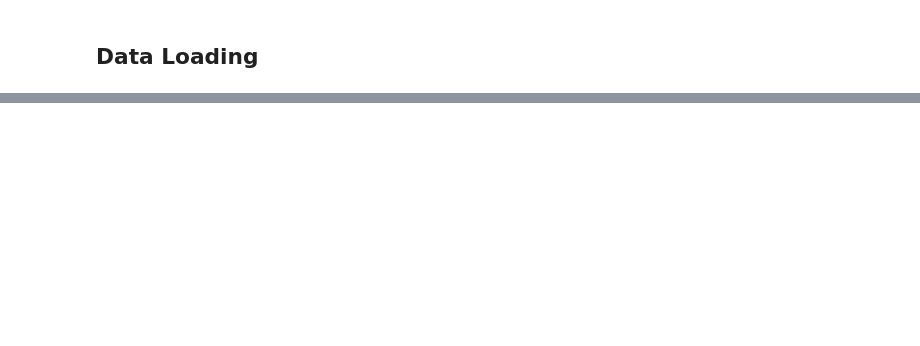
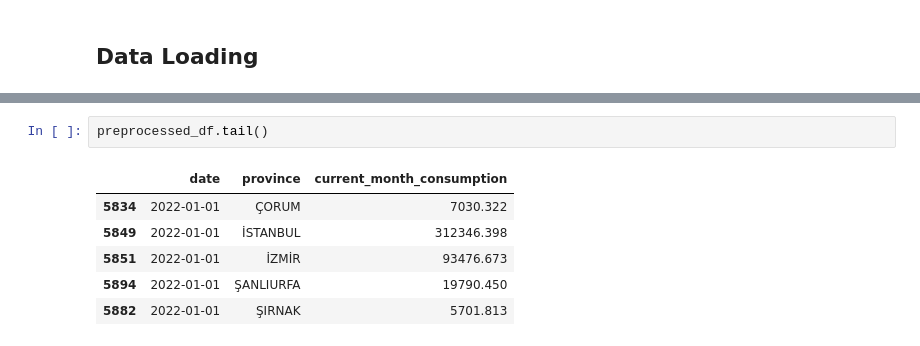
Before and after one commit to dberkerdem/diesel_consumption_prediction, a Jupyter notebook: model_pipeline.ipynb, the cells around one changed output, grey strips where cells are left out. Drawn from its saved outputs; the diff is of its cells as text; blank space fills up the shorter version.

```diff
--- a/model_pipeline.ipynb
+++ b/model_pipeline.ipynb
@@ -835,0 +96,9 @@ Shape of dataframe is :  (81, 5)
+# %%
+preprocessed_df.tail()
+# %% [output]
+|  | date | province | current_month_consumption |
+| 5834 | 2022-01-01 | ÇORUM | 7030.322 |
+| 5849 | 2022-01-01 | İSTANBUL | 312346.398 |
+| 5851 | 2022-01-01 | İZMİR | 93476.673 |
+| 5894 | 2022-01-01 | ŞANLIURFA | 19790.450 |
+| 5882 | 2022-01-01 | ŞIRNAK | 5701.813 |
```
Also changed, not shown: parts of 75 cells of this notebook, 1 other file.
